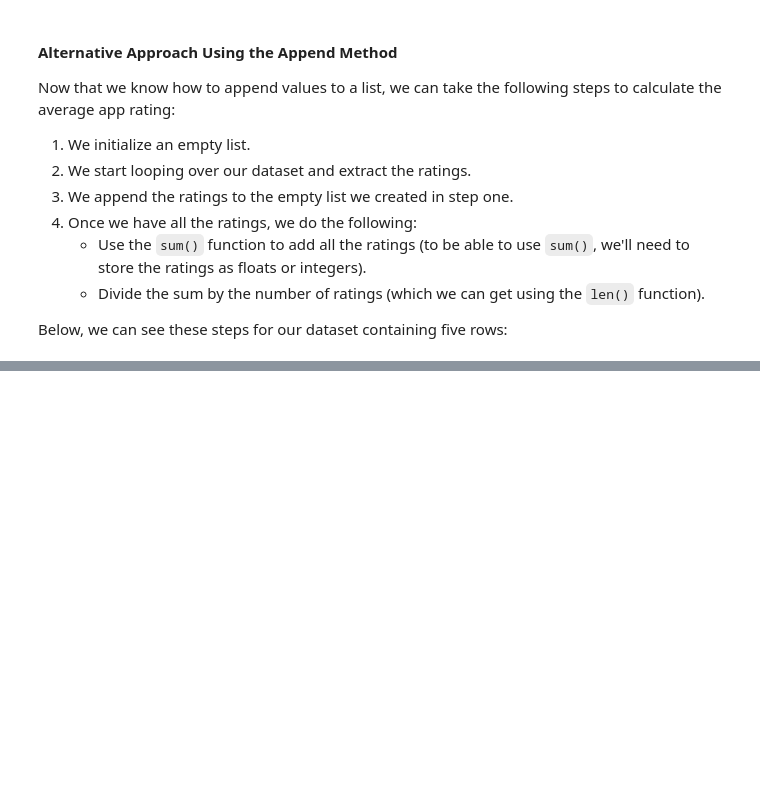
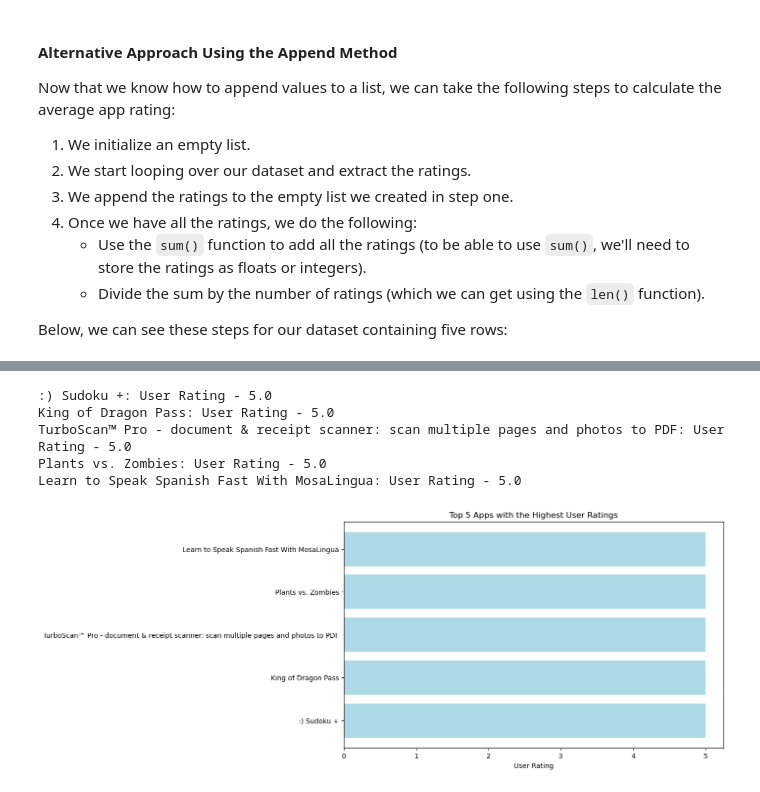
Before and after one commit to evisp/holbertonschool-machine_learning, a Jupyter notebook: python_crash_course/Python Crash Course.ipynb, the cells around one changed output, grey strips where cells are left out. Drawn from its saved outputs; the diff is of its cells as text; code cells hidden in the pictures; blank space fills up the shorter version.

```diff
--- a/python_crash_course/Python Crash Course.ipynb
+++ b/python_crash_course/Python Crash Course.ipynb
@@ -520,0 +603,8 @@ Average rating of free apps: 3.53
+# %%
+games_count = 0
+
+for row in apps_data[1:]:
+    if row[11] == 'Games':
+        games_count += 1
+
+print("Number of Apps in 'Games' Genre:", games_count)
@@ -520,0 +615,5 @@ Average rating of free apps: 3.53
+# %%
+print("Free Apps with User Rating > 4.5:")
+for row in apps_data[1:]:
+    if float(row[7]) > 4.5 and float(row[4]) == 0.0:  #  indices 7 and 4 correspond to 'user_rating' and 'price' columns
+        print(row[1])  #  index 1 corresponds to the 'track_name' column
@@ -520,0 +1067,40 @@ Average rating of free apps: 3.53
+# %%
+import csv
+
+with open('../data/AppleStore.csv', mode='r', encoding='utf-8') as file:
+    reader = csv.DictReader(file)
+
+    apps = []
+
+    for row in reader:
+        app = {
+            'name': row['track_name'],
+            'user_rating': float(row['user_rating'])
+        }
+        apps.append(app)
+
+top_apps = sorted(apps, key=lambda x: x['user_rating'], reverse=True)[:5]
+for app in top_apps:
+    print(f"{app['name']}: User Rating - {app['user_rating']}")
+# %% [output]
+:) Sudoku +: User Rating - 5.0
+King of Dragon Pass: User Rating - 5.0
+TurboScan™ Pro - document & receipt scanner: scan multiple pages and photos to PDF: User Rating - 5.0
+Plants vs. Zombies: User Rating - 5.0
+Learn to Speak Spanish Fast With MosaLingua: User Rating - 5.0
+# %%
+# Sorting apps based on user ratings to get the top 5
+top_apps = sorted(apps, key=lambda x: x['user_rating'], reverse=True)[:5]
+
+# Extracting data for plotting
+app_names = [app['name'] for app in top_apps]
+user_ratings = [app['user_rating'] for app in top_apps]
+
+# Plotting the horizontal bar chart
+plt.figure(figsize=(10, 6))
+plt.barh(app_names, user_ratings, color='lightblue')
+plt.xlabel('User Rating')
+plt.title('Top 5 Apps with the Highest User Ratings')
+plt.show()
+# %% [output]
+[figure, added]
```
Also changed, not shown: parts of 41 cells of this notebook, 1 other file.
